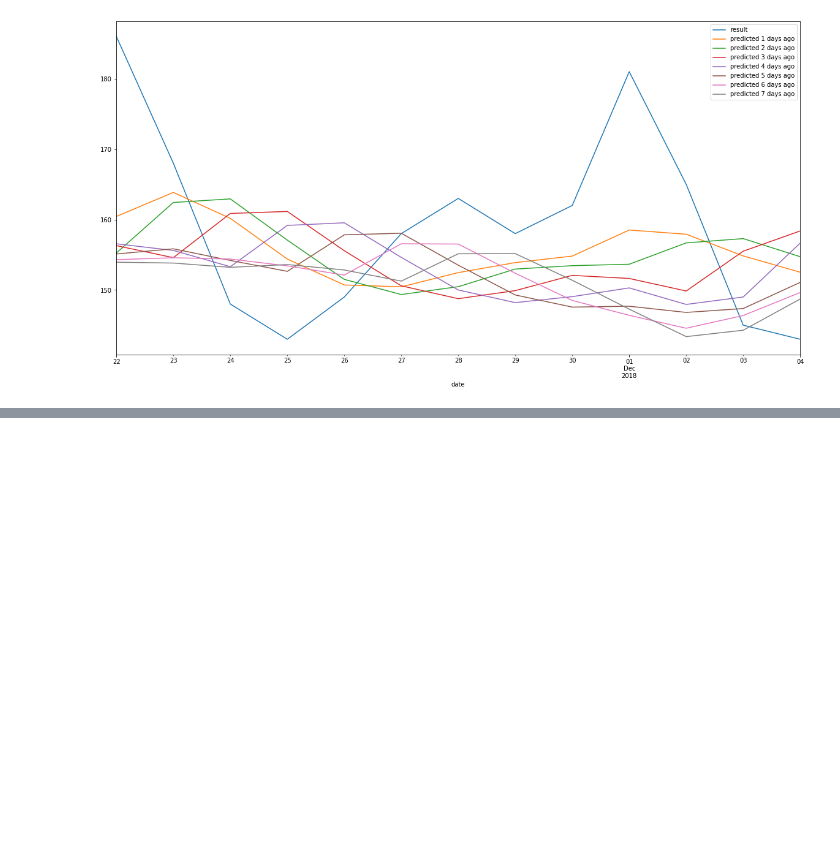
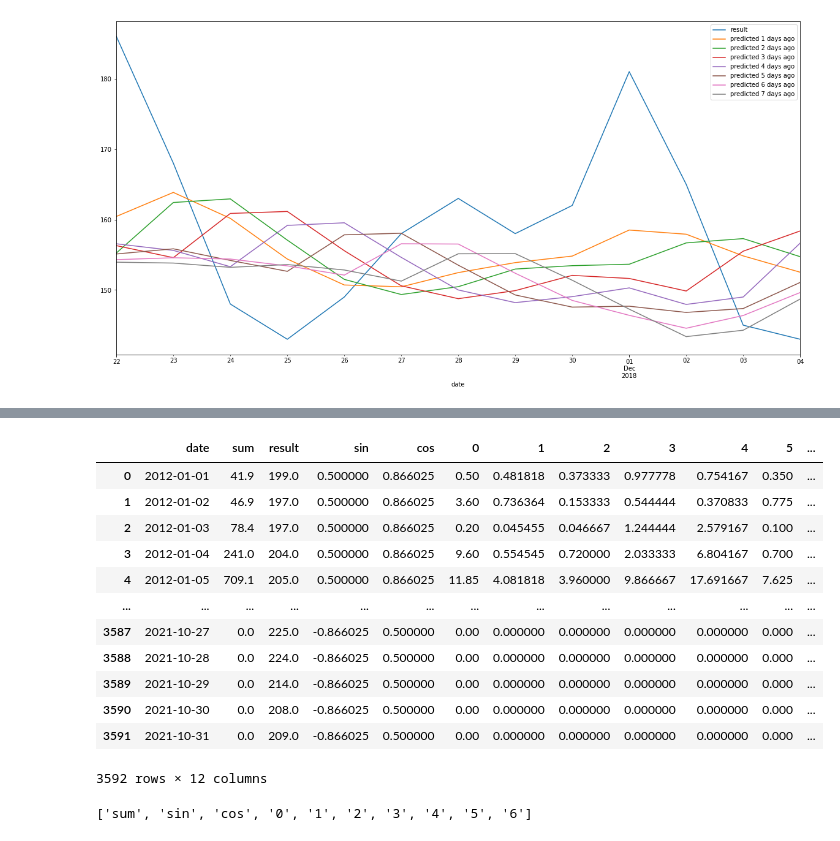
Before and after one commit to Passarinho4/LepiejMiedzNizNieMiec, a Jupyter notebook: lab/cuvalley.ipynb, the cells around one changed output, grey strips where cells are left out. Saved outputs shown, nothing was run; the diff lists cells and outputs as text; code cells hidden in the pictures; blank space fills up the shorter version.

```diff
--- a/lab/cuvalley.ipynb
+++ b/lab/cuvalley.ipynb
@@ -432,0 +429,23 @@ zipp==3.11.0
+# %%
+ficzers = pd.read_csv('features.csv')
+ficzers['date'] = pd.to_datetime(ficzers['date'], format='')
+ficzers = ficzers.set_index('date')
+ficzers
+# %% [output]
+|  | date | sum | result | sin | cos | 0 | 1 | 2 | 3 | 4 | 5 | ... |
+| 0 | 2012-01-01 | 41.9 | 199.0 | 0.500000 | 0.866025 | 0.50 | 0.481818 | 0.373333 | 0.977778 | 0.754167 | 0.350 | ... |
+| 1 | 2012-01-02 | 46.9 | 197.0 | 0.500000 | 0.866025 | 3.60 | 0.736364 | 0.153333 | 0.544444 | 0.370833 | 0.775 | ... |
+| 2 | 2012-01-03 | 78.4 | 197.0 | 0.500000 | 0.866025 | 0.20 | 0.045455 | 0.046667 | 1.244444 | 2.579167 | 0.100 | ... |
+| 3 | 2012-01-04 | 241.0 | 204.0 | 0.500000 | 0.866025 | 9.60 | 0.554545 | 0.720000 | 2.033333 | 6.804167 | 0.700 | ... |
+| 4 | 2012-01-05 | 709.1 | 205.0 | 0.500000 | 0.866025 | 11.85 | 4.081818 | 3.960000 | 9.866667 | 17.691667 | 7.625 | ... |
+| ... | ... | ... | ... | ... | ... | ... | ... | ... | ... | ... | ... | ... |
+| 3587 | 2021-10-27 | 0.0 | 225.0 | -0.866025 | 0.500000 | 0.00 | 0.000000 | 0.000000 | 0.000000 | 0.000000 | 0.000 | ... |
+| 3588 | 2021-10-28 | 0.0 | 224.0 | -0.866025 | 0.500000 | 0.00 | 0.000000 | 0.000000 | 0.000000 | 0.000000 | 0.000 | ... |
+| 3589 | 2021-10-29 | 0.0 | 214.0 | -0.866025 | 0.500000 | 0.00 | 0.000000 | 0.000000 | 0.000000 | 0.000000 | 0.000 | ... |
+| 3590 | 2021-10-30 | 0.0 | 208.0 | -0.866025 | 0.500000 | 0.00 | 0.000000 | 0.000000 | 0.000000 | 0.000000 | 0.000 | ... |
+| 3591 | 2021-10-31 | 0.0 | 209.0 | -0.866025 | 0.500000 | 0.00 | 0.000000 | 0.000000 | 0.000000 | 0.000000 | 0.000 | ... |
+3592 rows × 12 columns
+# %%
+features
+# %% [output]
+['sum', 'sin', 'cos', '0', '1', '2', '3', '4', '5', '6']
```
Also changed, not shown: parts of 10 cells of this notebook.
